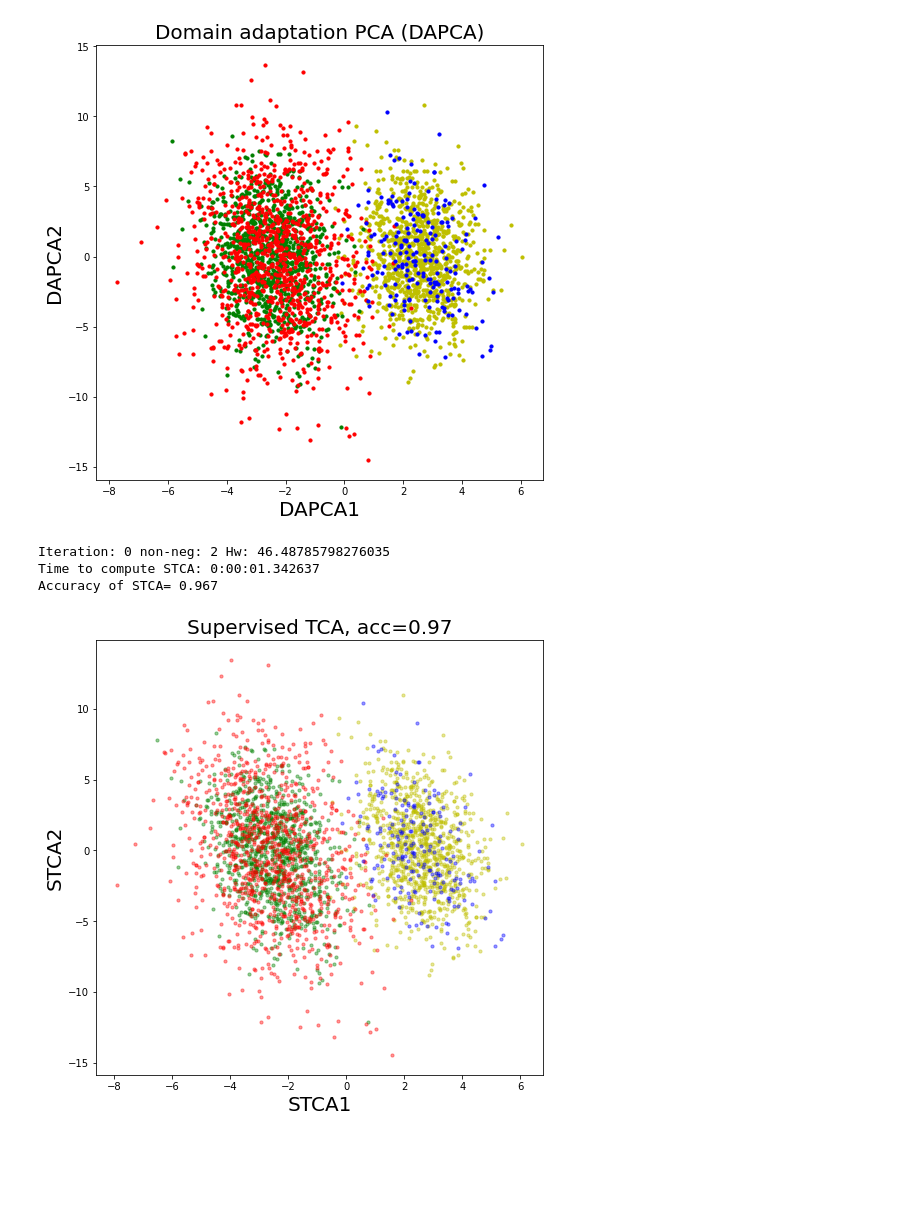
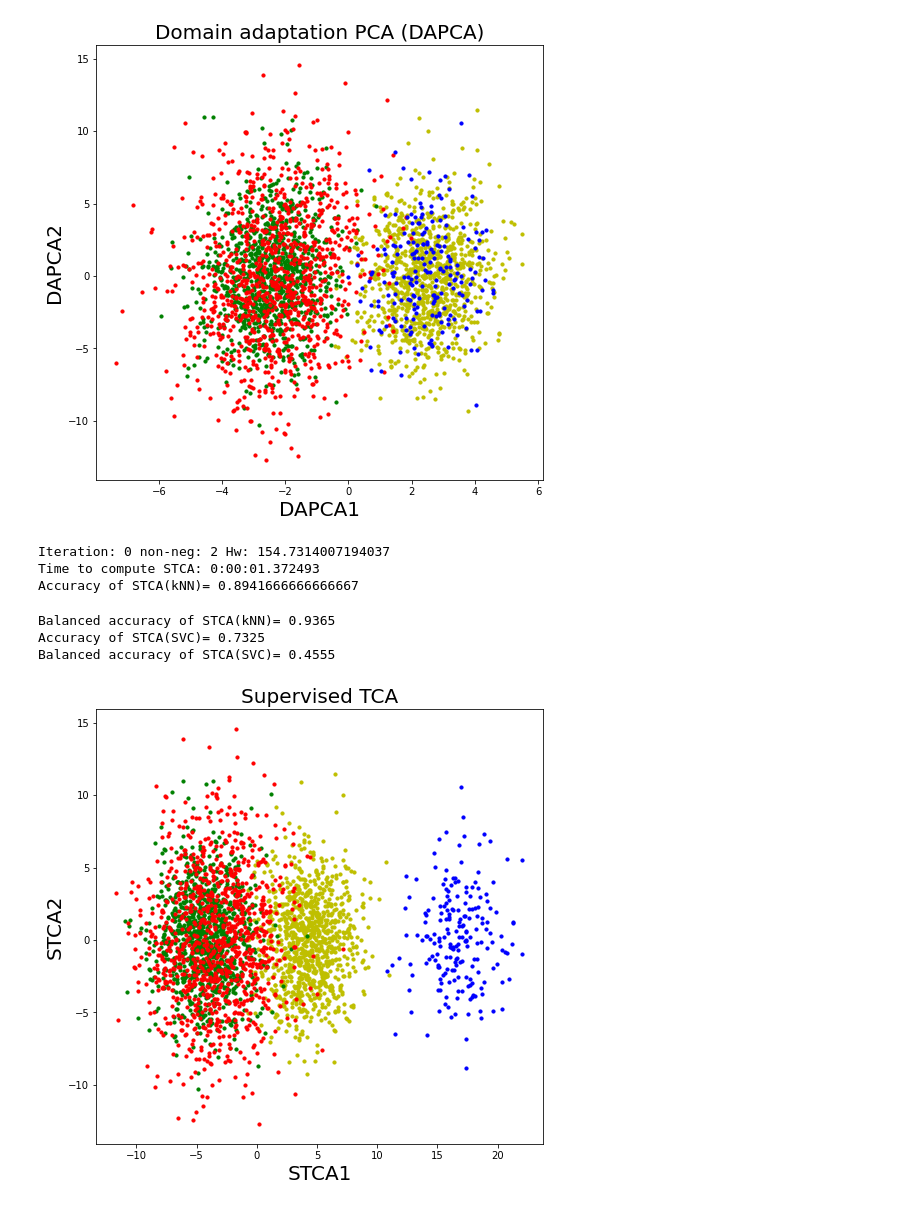
Before and after one commit to Mirkes/DAPCA, a Jupyter notebook: ComparisonOfLinearDAMethods_clean.ipynb, the cells around one changed output. Saved outputs shown, nothing was run; the diff lists cells and outputs as text; code cells hidden in the pictures; blank space fills up the shorter version.

```diff
--- a/ComparisonOfLinearDAMethods_clean.ipynb
+++ b/ComparisonOfLinearDAMethods_clean.ipynb
@@ -395,12 +415,7 @@ start = timer()
 end = timer()
 print('Time to compute DAPCA:',timedelta(seconds=end-start))
 
-clf = KNeighborsClassifier(n_neighbors=1)
-clf.fit(PX, labels)
-y_pred = clf.predict(PY)
-acc = sklearn.metrics.balanced_accuracy_score(target_labels, y_pred)
-print('Accuracy of DAPCA=',acc)
-
+print_accuracies(PX,labels,PY,target_labels,'DAPCA')
 
 plt.figure(figsize=(8,8))
 plt.scatter(PX[ind2,0],PX[ind2,1],c='y',s=point_size)
@@ -415,7 +430,7 @@ plt.show()
 
 ### NOW DAPCA in the mode of SUPERVISED TCA
 
-[V1, D1, PXtca, PYtca, kNNs] = DAPCA(X, labels, num_comps,  YY=Y,
+[V1, D1, PXtca, PYtca, kNNs] = DAPCA(Xn, labels, num_comps,  YY=Yn,
                          alpha=alpha, gamma=gamma,maxIter=maxIter,
                         beta=beta,verbose='all',kNN=kNN,tca=1,
                               eps=1e-10)
@@ -423,22 +438,18 @@ plt.show()
 end = timer()
 print('Time to compute STCA:',timedelta(seconds=end-start))
 
-clf = KNeighborsClassifier(n_neighbors=1)
-clf.fit(PXtca, labels)
-y_pred = clf.predict(PYtca)
-acc = sklearn.metrics.balanced_accuracy_score(target_labels, y_pred)
-print('Accuracy of STCA=',acc)
+print_accuracies(PXtca,labels,PYtca,target_labels,'STCA')
 
 plt.figure(figsize=(8,8))
-plt.scatter(PXtca[ind2,0],PXtca[ind2,1],c='y',s=point_size,alpha=0.4)
-plt.scatter(PXtca[ind1,0],PXtca[ind1,1],c='g',s=point_size,alpha=0.4)
-plt.scatter(PYtca[target_ind1,0],PYtca[target_ind1,1],c='r',s=point_size,alpha=0.4)
-plt.scatter(PYtca[target_ind2,0],PYtca[target_ind2,1],c='b',s=point_size,alpha=0.4)
+plt.scatter(PXtca[ind2,0],PXtca[ind2,1],c='y',s=point_size)
+plt.scatter(PXtca[ind1,0],PXtca[ind1,1],c='g',s=point_size)
+plt.scatter(PYtca[target_ind1,0],PYtca[target_ind1,1],c='r',s=point_size)
+plt.scatter(PYtca[target_ind2,0],PYtca[target_ind2,1],c='b',s=point_size)
 plt.xlabel('STCA1',fontsize=20)
 plt.ylabel('STCA2',fontsize=20)
 #plt.xlim([-5,5])
 #plt.ylim([-5,5])
 #plt.axis('equal')
-plt.title('Supervised TCA, acc={:2.2f}'.format(acc),fontsize=20)
+plt.title('Supervised TCA',fontsize=20)
 plt.show()
 # %% [output]
@@ -457,8 +471,11 @@ Accuracy of DAPCA= 0.9565
-[figure, old version]
+[figure, new version]
-Iteration: 0 non-neg: 2 Hw: 46.48785798276035
-Time to compute STCA: 0:00:01.342637
-Accuracy of STCA= 0.967
+Iteration: 0 non-neg: 2 Hw: 154.7314007194037
+Time to compute STCA: 0:00:01.372493
+Accuracy of STCA(kNN)= 0.8941666666666667
+Balanced accuracy of STCA(kNN)= 0.9365
+Accuracy of STCA(SVC)= 0.7325
+Balanced accuracy of STCA(SVC)= 0.4555
-[figure, old version]
+[figure, new version]
 # %%
 Xn = stats.zscore(X)
 Yn = stats.zscore(Y)
```
Also changed, not shown: parts of 6 cells of this notebook, 1 other file.
